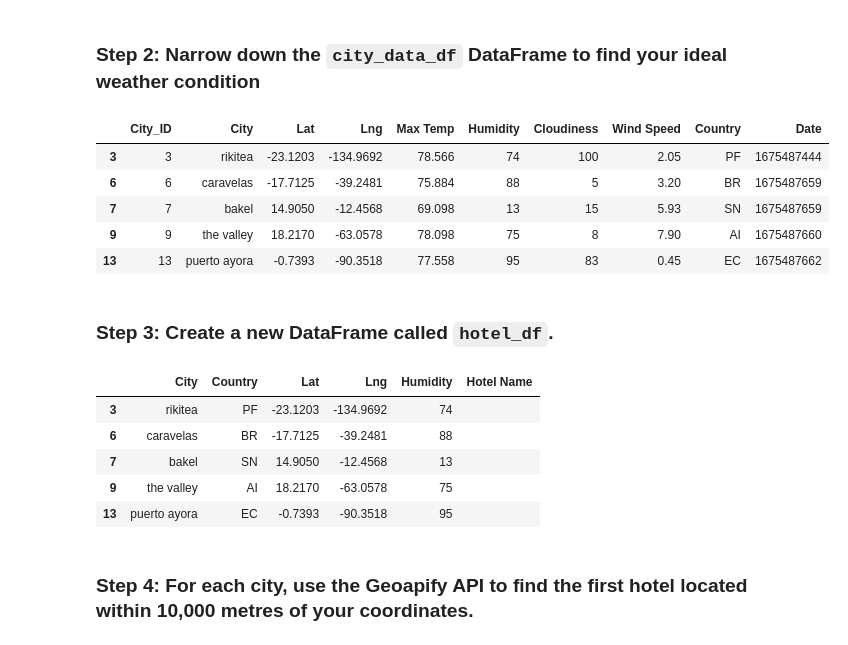
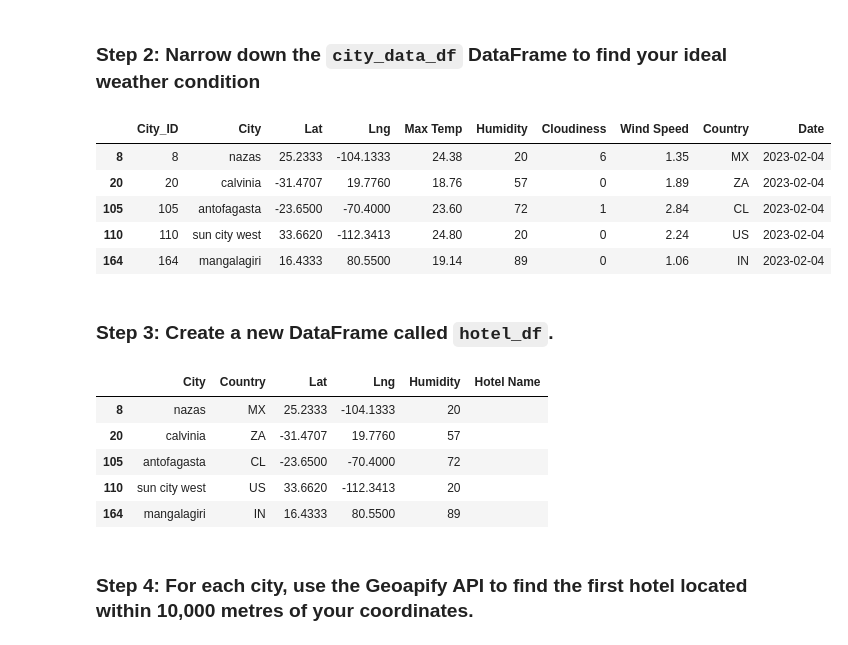
Before and after one commit to drainlm/python-api-challenge, a Jupyter notebook: homework/VacationPy.ipynb, the cells around one changed output. Saved outputs shown, nothing was run; the diff lists cells and outputs as text; code cells hidden in the pictures.

```diff
--- a/homework/VacationPy.ipynb
+++ b/homework/VacationPy.ipynb
@@ -16,9 +16,6 @@ from api_keys import geoapify_key
 # Load the CSV file created in Part 1 into a Pandas DataFrame
 city_data_df = pd.read_csv("../output_data/cities.csv")
 
-#Convert to Farenheit
-city_data_df['Max Temp'] = city_data_df['Max Temp'].apply(lambda x: (x * 9/5) + 32)
-
 # Display sample data
 city_data_df.head()
 # %% [output]
@@ -57,20 +54,20 @@ city_data_map
 ### Step 2: Narrow down the `city_data_df` DataFrame to find your ideal weather condition
 # %%
 # Narrow down cities that fit criteria and drop any results with null values
-city_data_df = city_data_df[(city_data_df['Max Temp'] > 65) & (city_data_df['Max Temp'] < 80) & (city_data_df['Wind Speed'] < 10)]
+city_data_df = city_data_df[(city_data_df['Max Temp'] > 18) & (city_data_df['Max Temp'] < 26) & (city_data_df['Wind Speed'] < 3) & (city_data_df['Cloudiness'] <= 10)]
 
 # Drop any rows with null values
 city_data_df = city_data_df.dropna()
 
 # Display sample data
 city_data_df.head()
 # %% [output]
 |  | City_ID | City | Lat | Lng | Max Temp | Humidity | Cloudiness | Wind Speed | Country | Date |
-| 3 | 3 | rikitea | -23.1203 | -134.9692 | 78.566 | 74 | 100 | 2.05 | PF | 1675487444 |
-| 6 | 6 | caravelas | -17.7125 | -39.2481 | 75.884 | 88 | 5 | 3.20 | BR | 1675487659 |
-| 7 | 7 | bakel | 14.9050 | -12.4568 | 69.098 | 13 | 15 | 5.93 | SN | 1675487659 |
-| 9 | 9 | the valley | 18.2170 | -63.0578 | 78.098 | 75 | 8 | 7.90 | AI | 1675487660 |
-| 13 | 13 | puerto ayora | -0.7393 | -90.3518 | 77.558 | 95 | 83 | 0.45 | EC | 1675487662 |
+| 8 | 8 | nazas | 25.2333 | -104.1333 | 24.38 | 20 | 6 | 1.35 | MX | 2023-02-04 |
+| 20 | 20 | calvinia | -31.4707 | 19.7760 | 18.76 | 57 | 0 | 1.89 | ZA | 2023-02-04 |
+| 105 | 105 | antofagasta | -23.6500 | -70.4000 | 23.60 | 72 | 1 | 2.84 | CL | 2023-02-04 |
+| 110 | 110 | sun city west | 33.6620 | -112.3413 | 24.80 | 20 | 0 | 2.24 | US | 2023-02-04 |
+| 164 | 164 | mangalagiri | 16.4333 | 80.5500 | 19.14 | 89 | 0 | 1.06 | IN | 2023-02-04 |
 # %% [markdown]
 ### Step 3: Create a new DataFrame called `hotel_df`.
 # %%
@@ -84,11 +81,11 @@ hotel_df["Hotel Name"] = ""
 hotel_df.head()
 # %% [output]
 |  | City | Country | Lat | Lng | Humidity | Hotel Name |
-| 3 | rikitea | PF | -23.1203 | -134.9692 | 74 |  |
-| 6 | caravelas | BR | -17.7125 | -39.2481 | 88 |  |
-| 7 | bakel | SN | 14.9050 | -12.4568 | 13 |  |
-| 9 | the valley | AI | 18.2170 | -63.0578 | 75 |  |
-| 13 | puerto ayora | EC | -0.7393 | -90.3518 | 95 |  |
+| 8 | nazas | MX | 25.2333 | -104.1333 | 20 |  |
+| 20 | calvinia | ZA | -31.4707 | 19.7760 | 57 |  |
+| 105 | antofagasta | CL | -23.6500 | -70.4000 | 72 |  |
+| 110 | sun city west | US | 33.6620 | -112.3413 | 20 |  |
+| 164 | mangalagiri | IN | 16.4333 | 80.5500 | 89 |  |
 # %% [markdown]
 ### Step 4: For each city, use the Geoapify API to find the first hotel located within 10,000 metres of your coordinates.
 # %%
```
Also changed, not shown: parts of 5 cells of this notebook, 7 other files.
